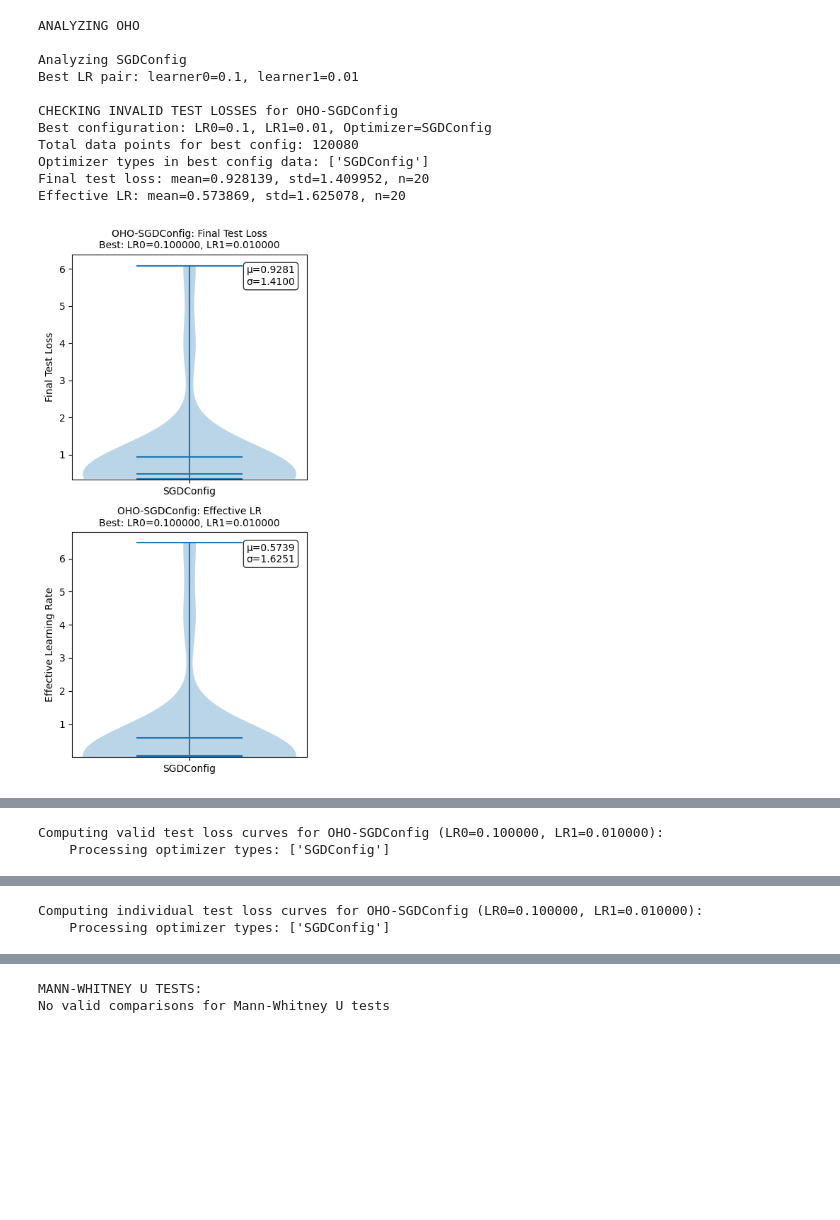
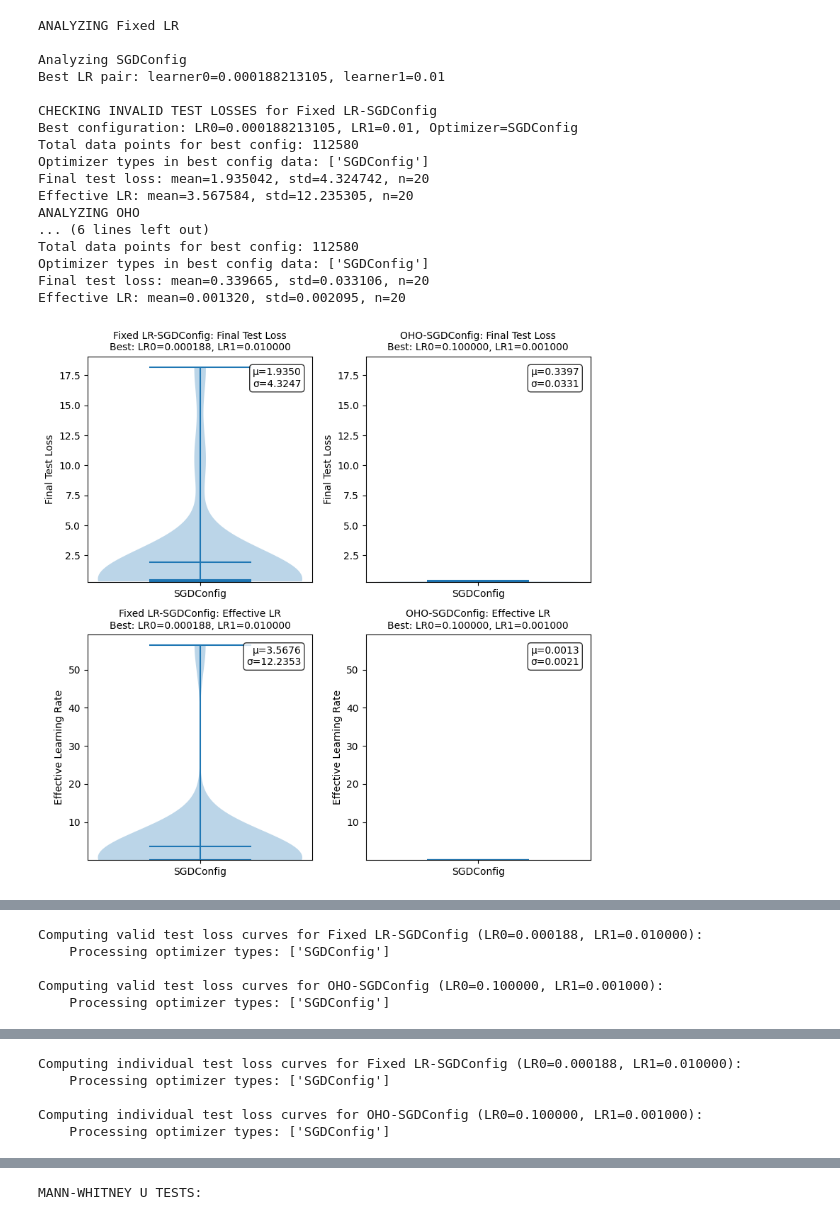
Before and after one commit to thewillyP/meta_learning, a Jupyter notebook: analysis/exp13.ipynb, the cells around one changed output, grey strips where cells are left out. Drawn from its saved outputs; the diff is of its cells as text; code cells hidden in the pictures; blank space fills up the shorter version.

```diff
--- a/analysis/exp13.ipynb
+++ b/analysis/exp13.ipynb
@@ -1093,6 +1093,6 @@ def plot_and_test(all_results, experiment_dataframes):
 # plot_and_test(results, dataframes)
 # %%
 # Download data
-# df_exp1 = download_and_process_tasks_batch("opt: 67e866a88b124e2a91876e33cb20a8a9", "EXPERIMENT 1")
-df_exp2 = download_and_process_tasks_batch("opt: a709b299c14b44fea1029e340359efbc", "EXPERIMENT 2")
+df_exp1 = download_and_process_tasks_batch("opt: 173112ff6544420ba2b5d77e4549d7d0", "EXPERIMENT 1")
+df_exp2 = download_and_process_tasks_batch("opt: 0941008aecb043089552edf70bac660d", "EXPERIMENT 2")
 # %% [output]
@@ -1106,27 +1116,33 @@ DataFrame created: (480320, 17)
 # %%
 # Setup experiment configurations
 experiment_configs = [
-    # (df_exp1, "Fixed LR"),
+    (df_exp1, "Fixed LR"),
     (df_exp2, "OHO"),
     # (df_exp3, "OHO extra MLR"),
     # Add more as needed: (df_exp3, "EXPERIMENT 3"),
 ]
 
 # Run analysis
 results, dataframes = run_analysis(experiment_configs, filter_invalid=True)  # Set to True for original behavior
 
 # Plot and test
 plot_and_test(results, dataframes)
 # %% [output]
-ANALYZING OHO
+ANALYZING Fixed LR
 
 Analyzing SGDConfig
-Best LR pair: learner0=0.1, learner1=0.01
+Best LR pair: learner0=0.000188213105, learner1=0.01
 
-CHECKING INVALID TEST LOSSES for OHO-SGDConfig
-Best configuration: LR0=0.1, LR1=0.01, Optimizer=SGDConfig
-Total data points for best config: 120080
+CHECKING INVALID TEST LOSSES for Fixed LR-SGDConfig
+Best configuration: LR0=0.000188213105, LR1=0.01, Optimizer=SGDConfig
+Total data points for best config: 112580
 Optimizer types in best config data: ['SGDConfig']
-Final test loss: mean=0.928139, std=1.409952, n=20
-Effective LR: mean=0.573869, std=1.625078, n=20
+Final test loss: mean=1.935042, std=4.324742, n=20
+Effective LR: mean=3.567584, std=12.235305, n=20
+ANALYZING OHO
+... (6 lines left out)
+Total data points for best config: 112580
+Optimizer types in best config data: ['SGDConfig']
+Final test loss: mean=0.339665, std=0.033106, n=20
+Effective LR: mean=0.001320, std=0.002095, n=20
-[figure, old version]
+[figure, new version]
@@ -1134,2 +1150,5 @@ Effective LR: mean=0.573869, std=1.625078, n=20
-Computing valid test loss curves for OHO-SGDConfig (LR0=0.100000, LR1=0.010000):
+Computing valid test loss curves for Fixed LR-SGDConfig (LR0=0.000188, LR1=0.010000):
     Processing optimizer types: ['SGDConfig']
+
+Computing valid test loss curves for OHO-SGDConfig (LR0=0.100000, LR1=0.001000):
+    Processing optimizer types: ['SGDConfig']
@@ -1137,2 +1156,5 @@ Computing valid test loss curves for OHO-SGDConfig (LR0=0.100000, LR1=0.010000):
-Computing individual test loss curves for OHO-SGDConfig (LR0=0.100000, LR1=0.010000):
+Computing individual test loss curves for Fixed LR-SGDConfig (LR0=0.000188, LR1=0.010000):
     Processing optimizer types: ['SGDConfig']
+
+Computing individual test loss curves for OHO-SGDConfig (LR0=0.100000, LR1=0.001000):
+    Processing optimizer types: ['SGDConfig']
@@ -1141,2 +1163 @@ Computing individual test loss curves for OHO-SGDConfig (LR0=0.100000, LR1=0.010
 MANN-WHITNEY U TESTS:
-No valid comparisons for Mann-Whitney U tests
```
Also changed, not shown: parts of 2 cells of this notebook.
